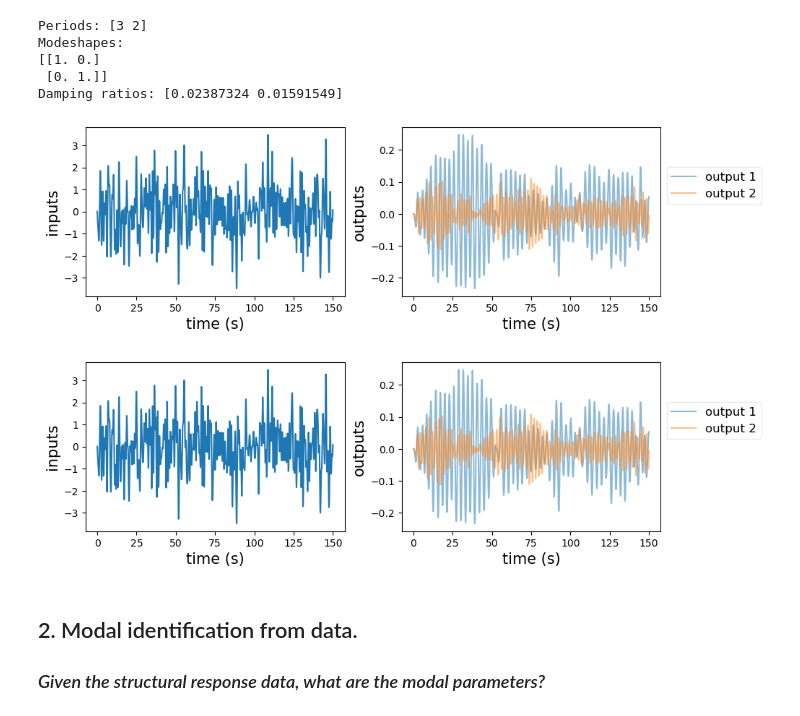
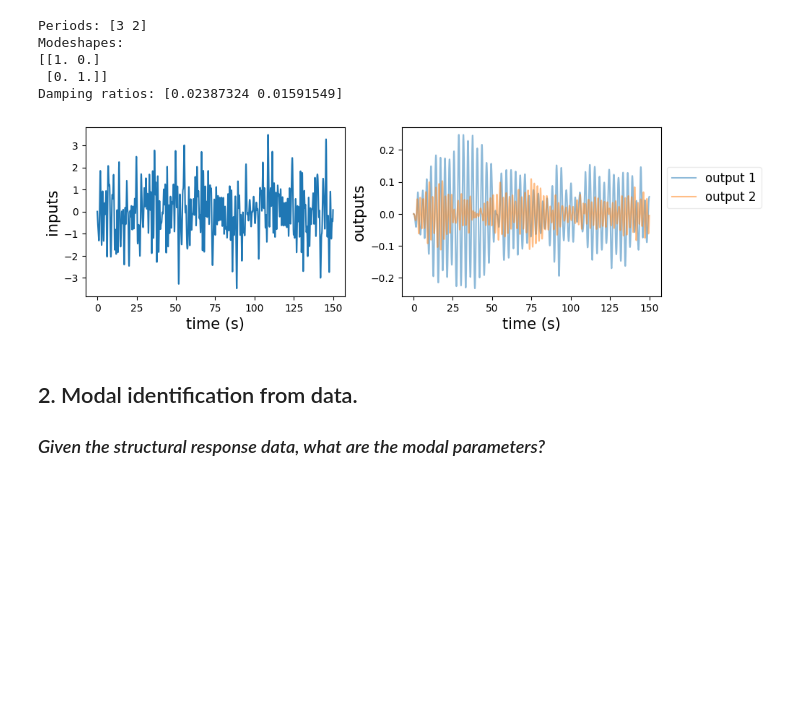
Before and after one commit to chrystalchern/mdof, a Jupyter notebook: notebooks/00_Overview.ipynb, the cells around one changed output. Saved outputs shown, nothing was run; the diff lists cells and outputs as text; code cells hidden in the pictures; blank space fills up the shorter version.

```diff
--- a/notebooks/00_Overview.ipynb
+++ b/notebooks/00_Overview.ipynb
@@ -56,10 +56,9 @@ output_motion = np.array([sdof.integrate(m=m,c=c,k=k[i],f=input_motion,dt=dt)[0]
 # %%
 # Plot the input and output motions.
 from mdof.utilities.printing import plot_io
-plot_io(input_motion, output_motion, times)
+io_fig = plot_io(input_motion, output_motion, times)
 # %% [output]
-[figure, old version]
+[figure, new version]
-[figure, removed]
 # %% [markdown]
 ## 2. Modal identification from data.
 
```
Also changed, not shown: parts of 3 cells of this notebook, 1 other file.
